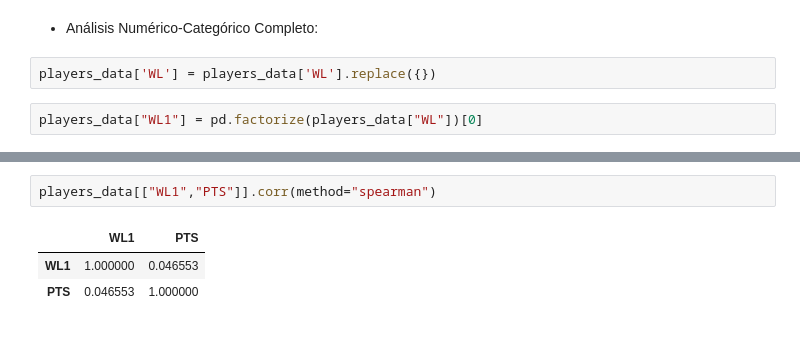
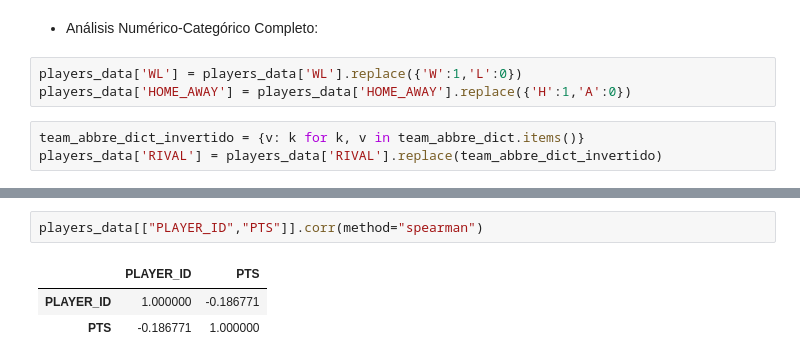
Before and after one commit to sebacent/ProyectoDS, a Jupyter notebook: src/final.ipynb, the cells around one changed output, grey strips where cells are left out. Saved outputs shown, nothing was run; the diff lists cells and outputs as text.

```diff
--- a/src/final.ipynb
+++ b/src/final.ipynb
@@ -1013,7 +1013,9 @@ plt.show()
 [figure]
 # %% [markdown]
 - Análisis Numérico-Categórico Completo:
-# %%
-players_data['WL'] = players_data['WL'].replace({})
-# %%
-players_data["WL1"] = pd.factorize(players_data["WL"])[0]
+# %%
+players_data['WL'] = players_data['WL'].replace({'W':1,'L':0})
+players_data['HOME_AWAY'] = players_data['HOME_AWAY'].replace({'H':1,'A':0})
+# %%
+team_abbre_dict_invertido = {v: k for k, v in team_abbre_dict.items()}
+players_data['RIVAL'] = players_data['RIVAL'].replace(team_abbre_dict_invertido)
@@ -1020,6 +1047,6 @@ players_data["WL1"] = pd.factorize(players_data["WL"])[0]
 # %%
-players_data[["WL1","PTS"]].corr(method="spearman")
+players_data[["PLAYER_ID","PTS"]].corr(method="spearman")
 # %% [output]
-|  | WL1 | PTS |
-| WL1 | 1.000000 | 0.046553 |
-| PTS | 0.046553 | 1.000000 |
+|  | PLAYER_ID | PTS |
+| PLAYER_ID | 1.000000 | -0.186771 |
+| PTS | -0.186771 | 1.000000 |
```
Also changed, not shown: parts of 4 cells of this notebook.
